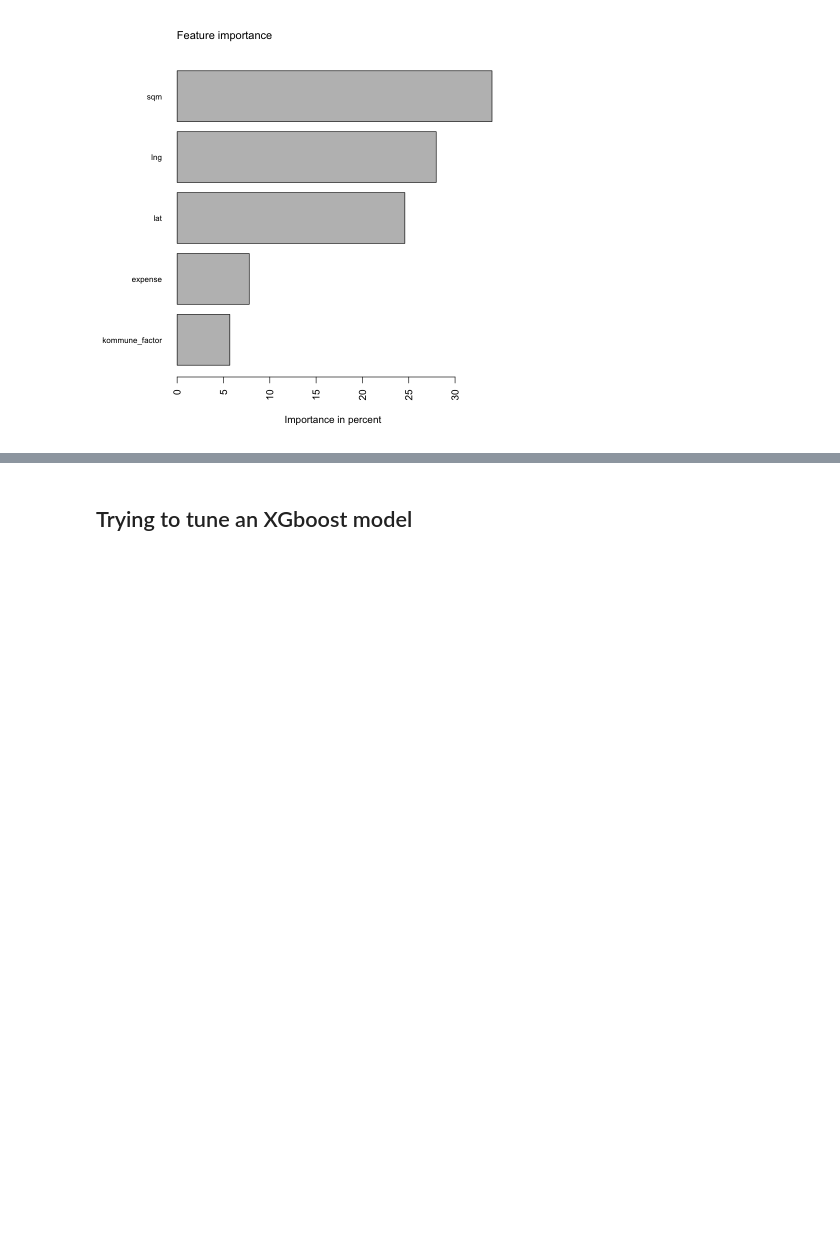
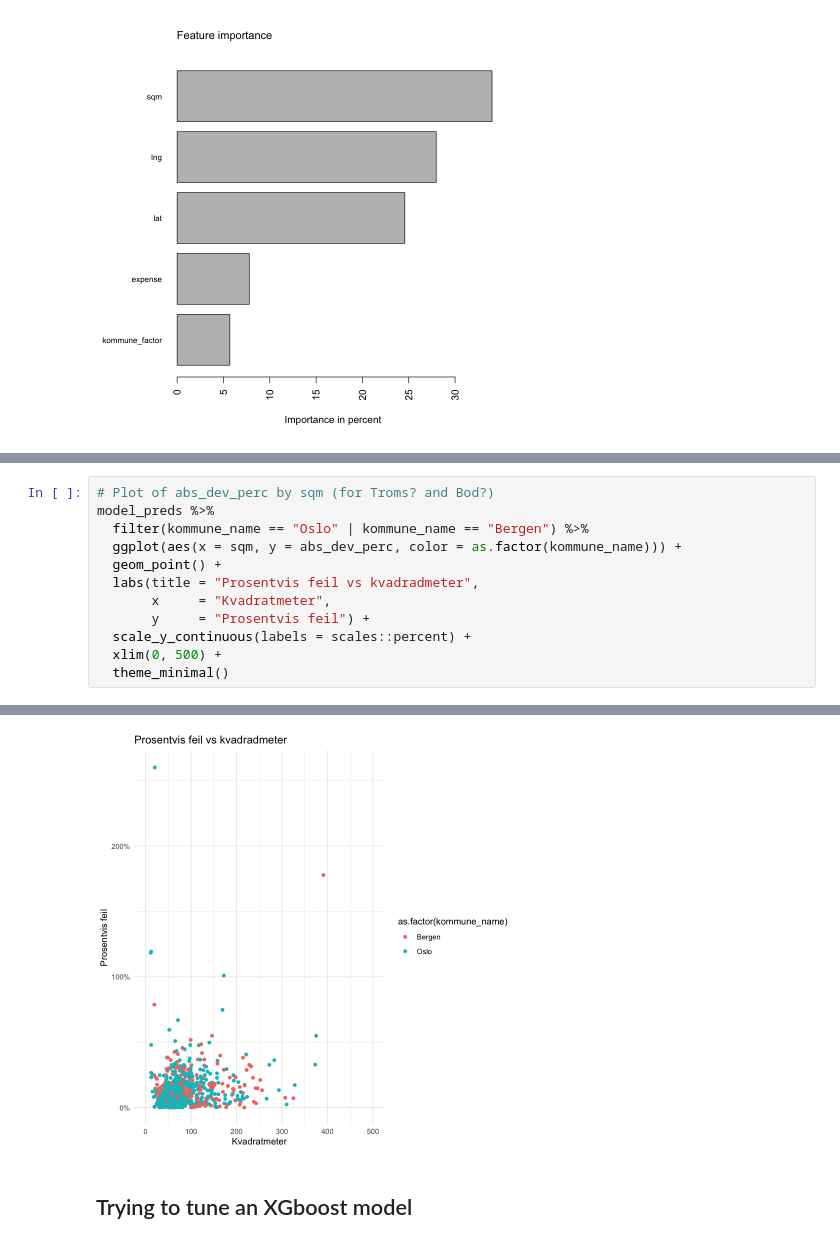
Before and after one commit to GunGro/MA8701, a Jupyter notebook: project3_ipynb/04_xgb_model.ipynb, the cells around one changed output, grey strips where cells are left out. Drawn from its saved outputs; the diff is of its cells as text; blank space fills up the shorter version.

```diff
--- a/project3_ipynb/04_xgb_model.ipynb
+++ b/project3_ipynb/04_xgb_model.ipynb
@@ -194,0 +265,13 @@ gbt.importance(colnames(X), model)
+# %%
+# Plot of abs_dev_perc by sqm (for Troms? and Bod?)
+model_preds %>%
+  filter(kommune_name == "Oslo" | kommune_name == "Bergen") %>%
+  ggplot(aes(x = sqm, y = abs_dev_perc, color = as.factor(kommune_name))) +
+  geom_point() +
+  labs(title = "Prosentvis feil vs kvadradmeter",
+       x     = "Kvadratmeter",
+       y     = "Prosentvis feil") +
+  scale_y_continuous(labels = scales::percent) +
+  xlim(0, 500) +
+  theme_minimal()
+# %% [output]
@@ -195,3 +280,4 @@ gbt.importance(colnames(X), model)
+[figure, added]
 # %% [markdown]
 ## Trying to tune an XGboost model
 # %%
```
Also changed, not shown: parts of 9 cells of this notebook.
